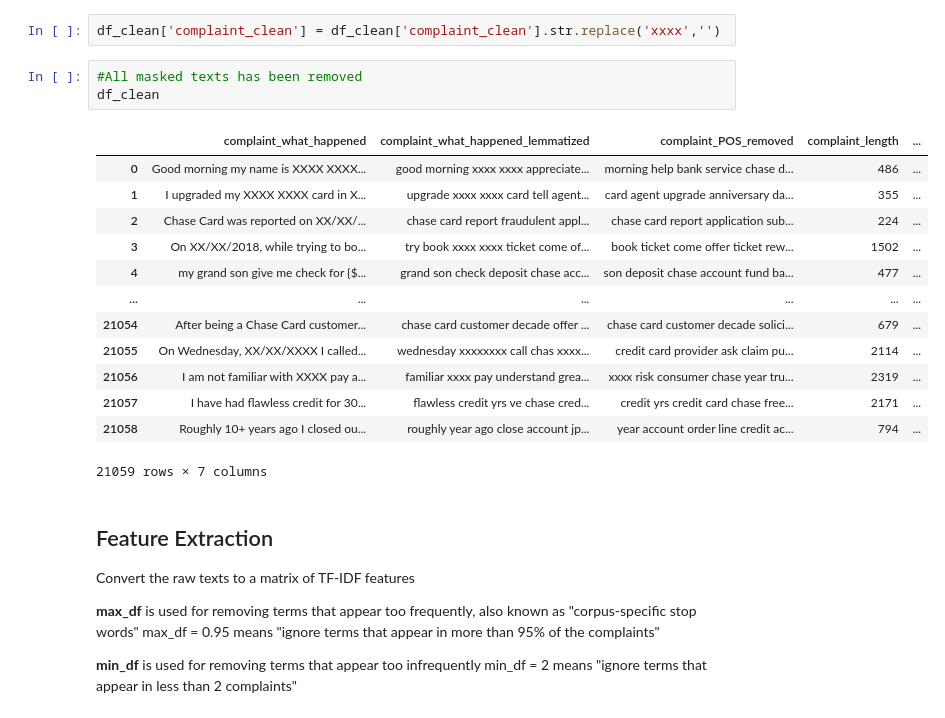
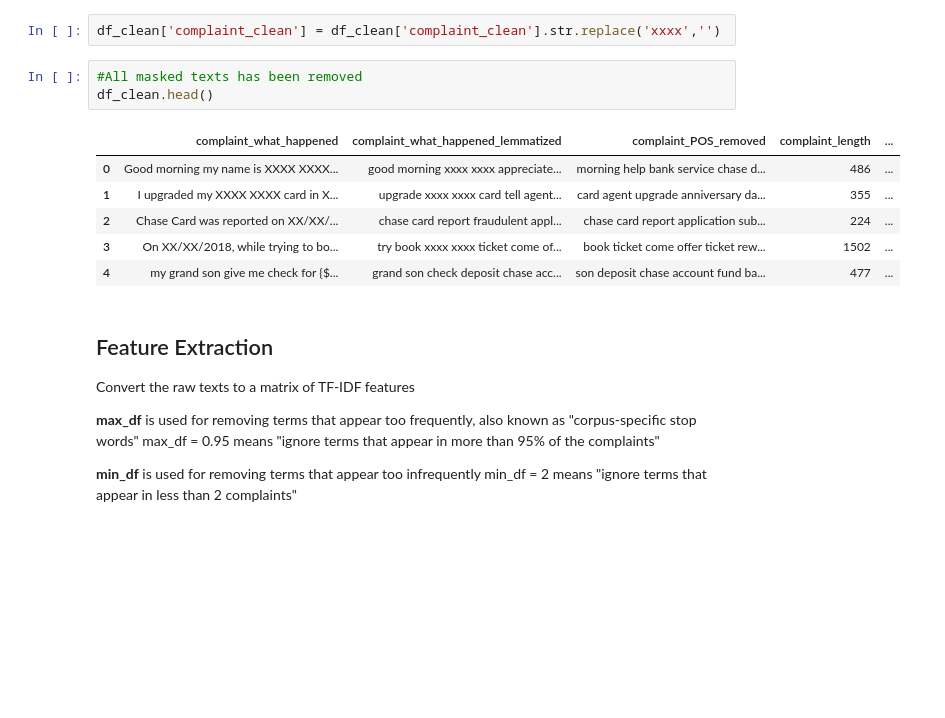
Before and after one commit to arnabberawork/Automatic-Ticket-Classification, a Jupyter notebook: Automatic_Ticket_Classification_Assignment_Arnab.ipynb, the cells around one changed output. Saved outputs shown, nothing was run; the diff lists cells and outputs as text; blank space fills up the shorter version.

```diff
--- a/Automatic_Ticket_Classification_Assignment_Arnab.ipynb
+++ b/Automatic_Ticket_Classification_Assignment_Arnab.ipynb
@@ -587,21 +610,14 @@ charge credit card 390
 df_clean['complaint_clean'] = df_clean['complaint_clean'].str.replace('xxxx','')
 # %%
 #All masked texts has been removed
-df_clean
+df_clean.head()
 # %% [output]
 |  | complaint_what_happened | complaint_what_happened_lemmatized | complaint_POS_removed | complaint_length | ... |
 | 0 | Good morning my name is XXXX XXXX... | good morning xxxx xxxx appreciate... | morning help bank service chase d... | 486 | ... |
 | 1 | I upgraded my XXXX XXXX card in X... | upgrade xxxx xxxx card tell agent... | card agent upgrade anniversary da... | 355 | ... |
 | 2 | Chase Card was reported on XX/XX/... | chase card report fraudulent appl... | chase card report application sub... | 224 | ... |
 | 3 | On XX/XX/2018, while trying to bo... | try book xxxx xxxx ticket come of... | book ticket come offer ticket rew... | 1502 | ... |
 | 4 | my grand son give me check for {$... | grand son check deposit chase acc... | son deposit chase account fund ba... | 477 | ... |
-| ... | ... | ... | ... | ... | ... |
-| 21054 | After being a Chase Card customer... | chase card customer decade offer ... | chase card customer decade solici... | 679 | ... |
-| 21055 | On Wednesday, XX/XX/XXXX I called... | wednesday xxxxxxxx call chas xxxx... | credit card provider ask claim pu... | 2114 | ... |
-| 21056 | I am not familiar with XXXX pay a... | familiar xxxx pay understand grea... | xxxx risk consumer chase year tru... | 2319 | ... |
-| 21057 | I have had flawless credit for 30... | flawless credit yrs ve chase cred... | credit yrs credit card chase free... | 2171 | ... |
-| 21058 | Roughly 10+ years ago I closed ou... | roughly year ago close account jp... | year account order line credit ac... | 794 | ... |
-21059 rows × 7 columns
 # %% [markdown]
 ## Feature Extraction
 Convert the raw texts to a matrix of TF-IDF features
```
Also changed, not shown: parts of 63 cells of this notebook, 6 other files.
